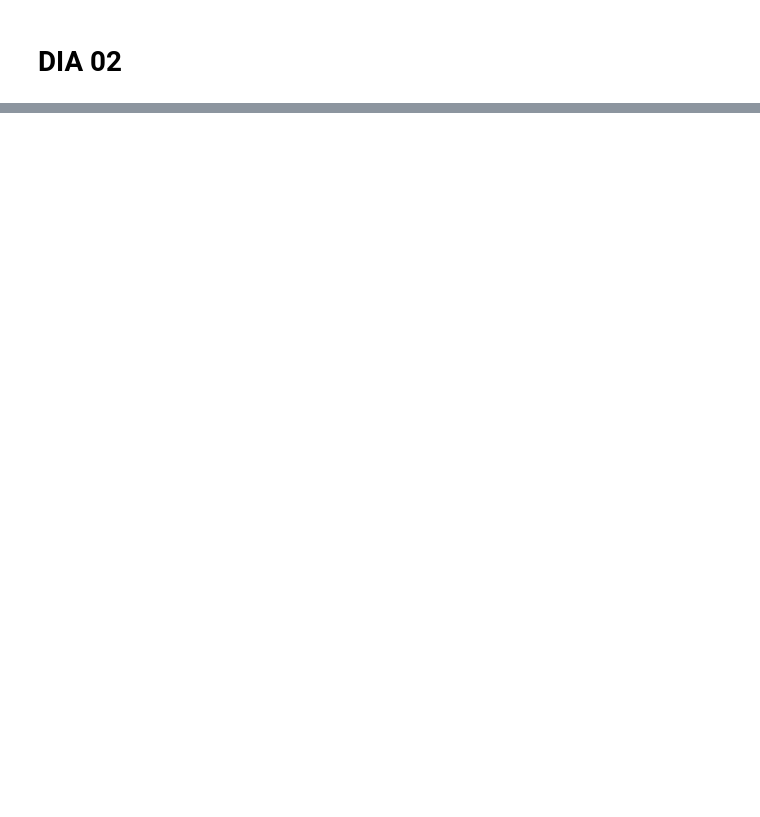
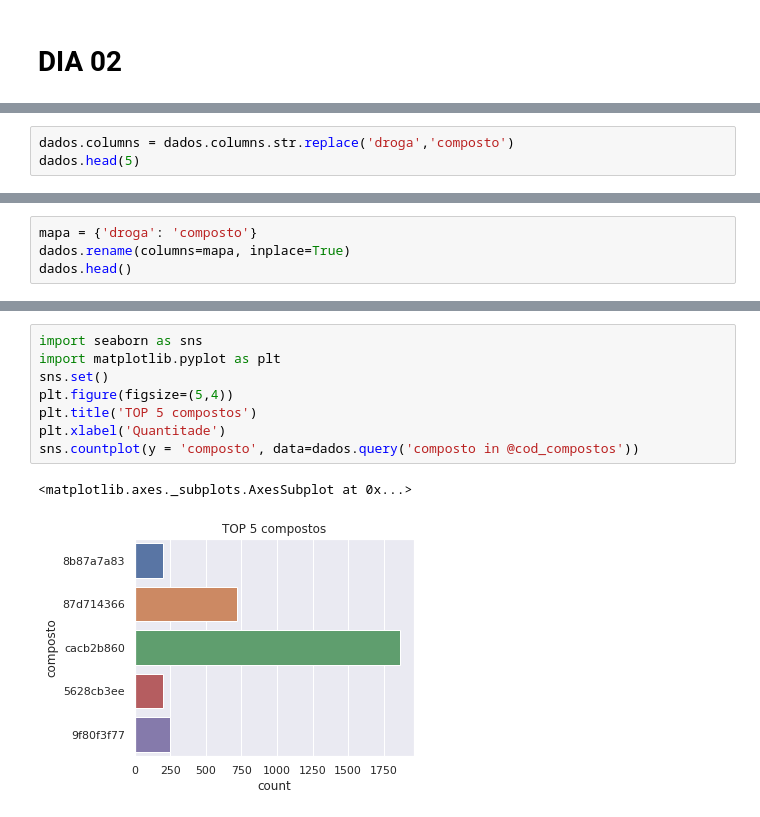
Before and after one commit to RaphaelHZ/Imersao_Alura, a Jupyter notebook: ImersaoAlura.ipynb, the cells around one changed output, grey strips where cells are left out. Drawn from its saved outputs; the diff is of its cells as text; blank space fills up the shorter version.

```diff
--- a/ImersaoAlura.ipynb
+++ b/ImersaoAlura.ipynb
@@ -151,0 +188,3 @@ NameError: ignored
+# %%
+dados.columns = dados.columns.str.replace('droga','composto')
+dados.head(5)
@@ -151,0 +199,4 @@ NameError: ignored
+# %%
+mapa = {'droga': 'composto'}
+dados.rename(columns=mapa, inplace=True)
+dados.head()
@@ -151,0 +232,11 @@ NameError: ignored
+# %%
+import seaborn as sns
+import matplotlib.pyplot as plt
+sns.set()
+plt.figure(figsize=(5,4))
+plt.title('TOP 5 compostos')
+plt.xlabel('Quantitade')
+sns.countplot(y = 'composto', data=dados.query('composto in @cod_compostos'))
+# %% [output]
+<matplotlib.axes._subplots.AxesSubplot at 0x...>
+[figure, added]
```
Also changed, not shown: parts of 17 cells of this notebook.
